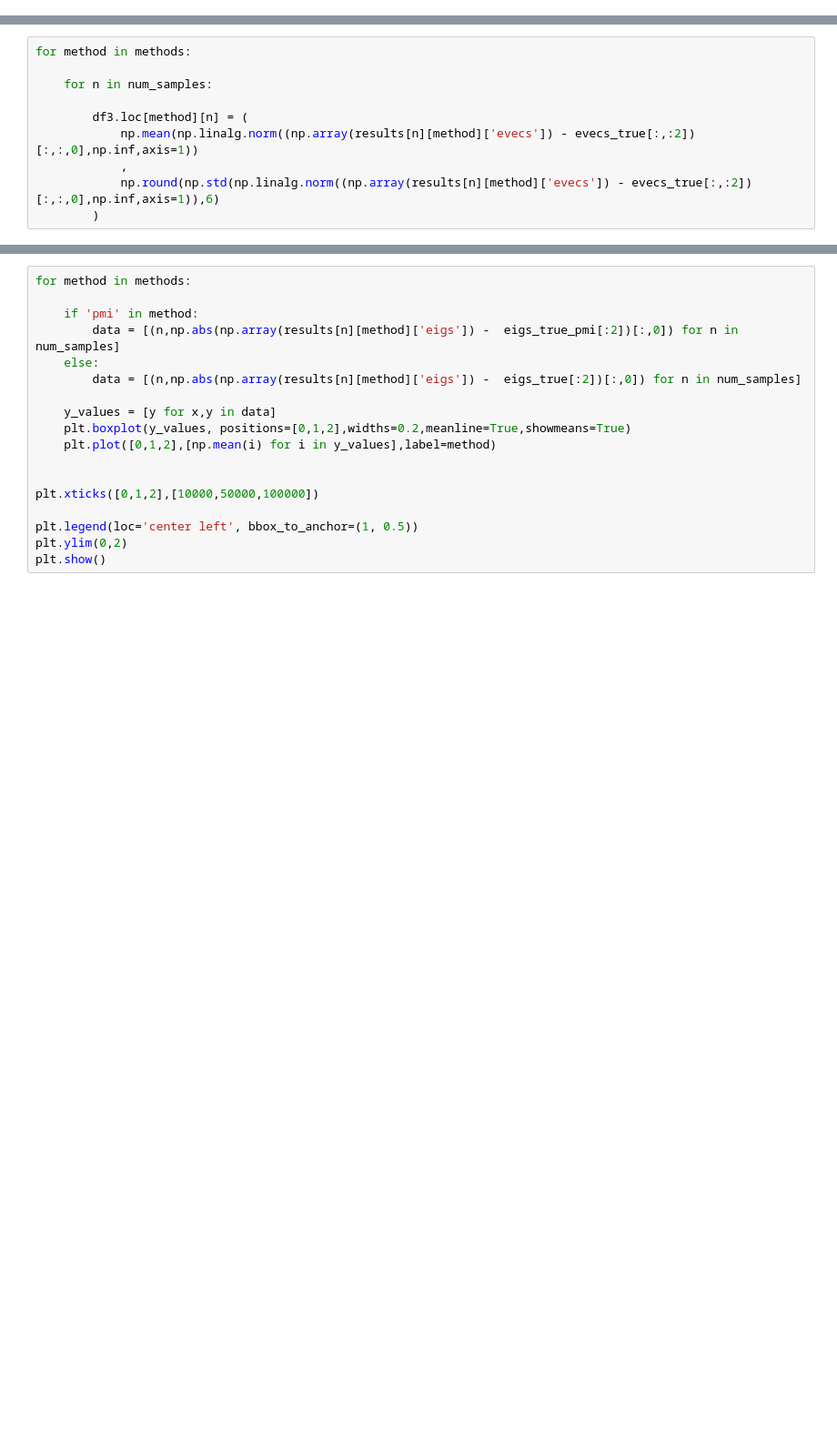
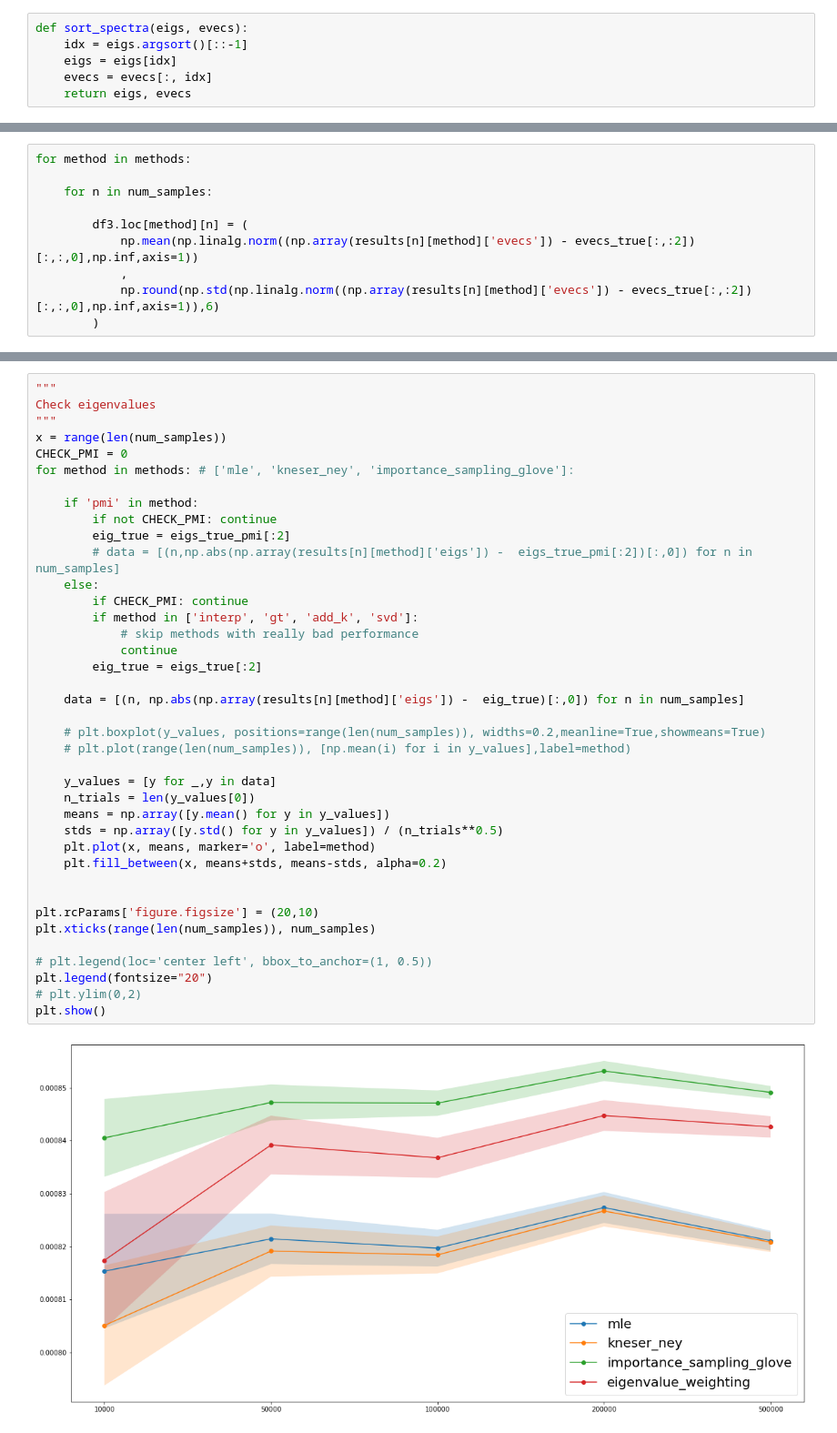
Before and after one commit to utsavdutta98/replearning, a Jupyter notebook: run.ipynb, the cells around one changed output, grey strips where cells are left out. Shown at 91% size. Drawn from its saved outputs; the diff is of its cells as text; blank space fills up the shorter version.

Commit message:
update notebook: e.g. add util func 'sort_spectra'

```diff
--- a/run.ipynb
+++ b/run.ipynb
@@ -6,3 +10,9 @@ import collections
 import itertools
 from utils import *
 from smoothing import *
+# %%
+def sort_spectra(eigs, evecs):
+    idx = eigs.argsort()[::-1]
+    eigs = eigs[idx]
+    evecs = evecs[:, idx]
+    return eigs, evecs
@@ -222,18 +274,41 @@ df3
 # %%
-for method in methods:
+"""
+Check eigenvalues
+"""
+x = range(len(num_samples))
+CHECK_PMI = 0
+for method in methods: # ['mle', 'kneser_ney', 'importance_sampling_glove']:
 
     if 'pmi' in method:
-        data = [(n,np.abs(np.array(results[n][method]['eigs']) -  eigs_true_pmi[:2])[:,0]) for n in num_samples]
+        if not CHECK_PMI: continue
+        eig_true = eigs_true_pmi[:2]
+        # data = [(n,np.abs(np.array(results[n][method]['eigs']) -  eigs_true_pmi[:2])[:,0]) for n in num_samples]
     else:
-        data = [(n,np.abs(np.array(results[n][method]['eigs']) -  eigs_true[:2])[:,0]) for n in num_samples]
+        if CHECK_PMI: continue
+        if method in ['interp', 'gt', 'add_k', 'svd']:
+            # skip methods with really bad performance
+            continue
+        eig_true = eigs_true[:2]
 
-    y_values = [y for x,y in data]
-    plt.boxplot(y_values, positions=[0,1,2],widths=0.2,meanline=True,showmeans=True)
-    plt.plot([0,1,2],[np.mean(i) for i in y_values],label=method)
+    data = [(n, np.abs(np.array(results[n][method]['eigs']) -  eig_true)[:,0]) for n in num_samples]
+
+    # plt.boxplot(y_values, positions=range(len(num_samples)), widths=0.2,meanline=True,showmeans=True)
+    # plt.plot(range(len(num_samples)), [np.mean(i) for i in y_values],label=method)
+
+    y_values = [y for _,y in data]
+    n_trials = len(y_values[0])
+    means = np.array([y.mean() for y in y_values])
+    stds = np.array([y.std() for y in y_values]) / (n_trials**0.5)
+    plt.plot(x, means, marker='o', label=method)
+    plt.fill_between(x, means+stds, means-stds, alpha=0.2)
 
 
-plt.xticks([0,1,2],[10000,50000,100000])
+plt.rcParams['figure.figsize'] = (20,10)
+plt.xticks(range(len(num_samples)), num_samples)
 
-plt.legend(loc='center left', bbox_to_anchor=(1, 0.5))
-plt.ylim(0,2)
+# plt.legend(loc='center left', bbox_to_anchor=(1, 0.5))
+plt.legend(fontsize="20")
+# plt.ylim(0,2)
 plt.show()
+# %% [output]
+[figure, added]
```
Also changed, not shown: parts of 17 cells of this notebook.
